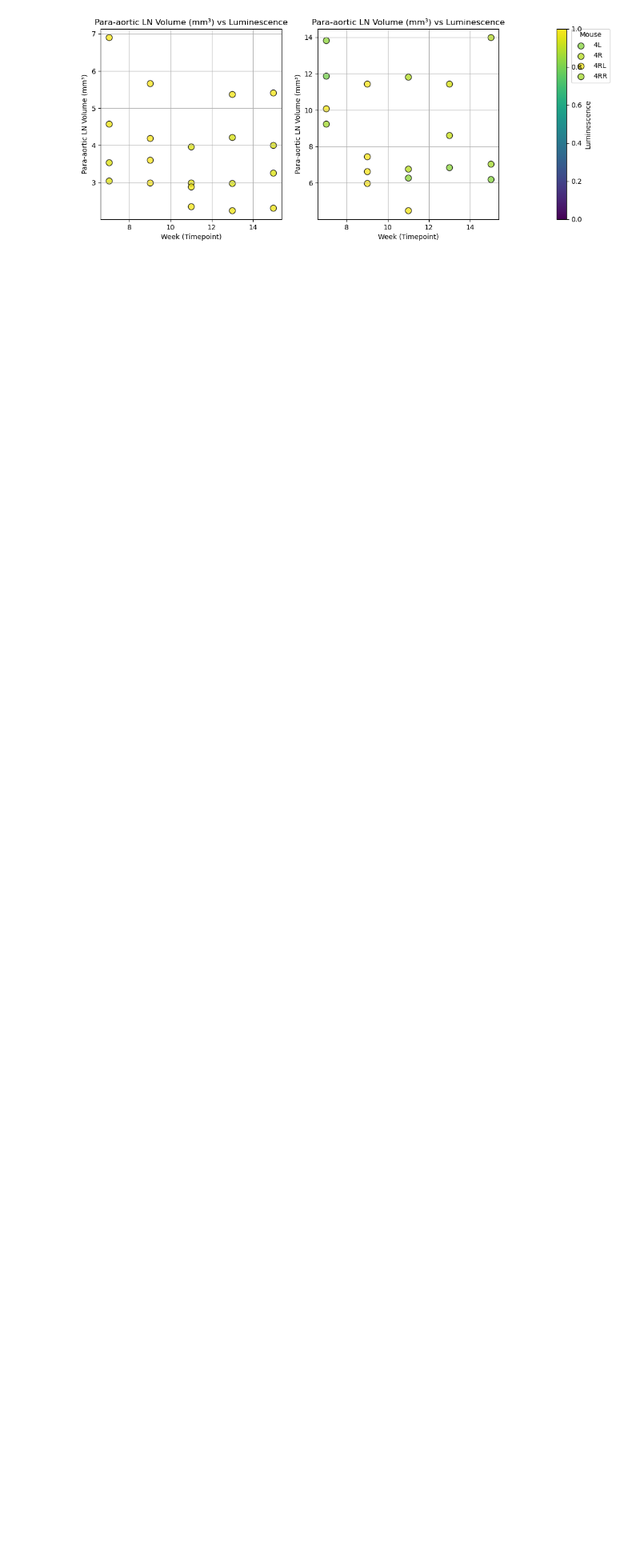
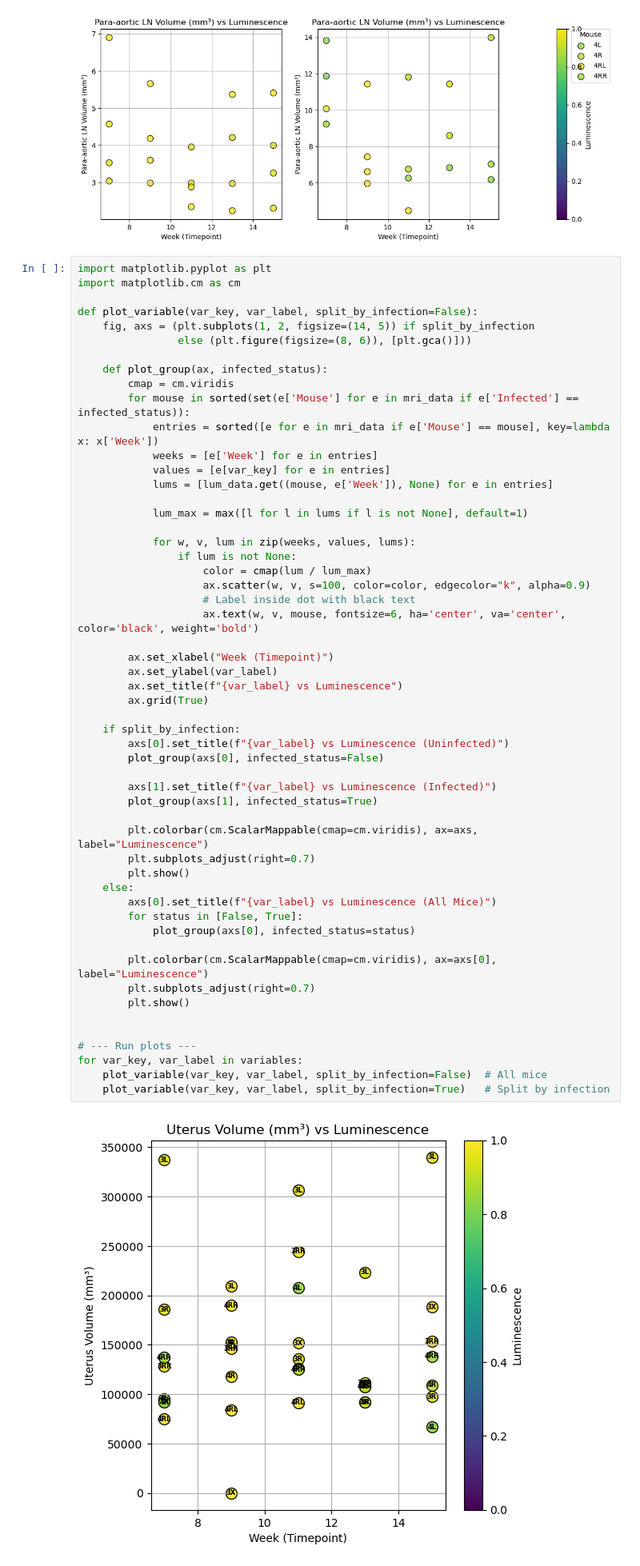
Before and after one commit to vrama16/LymeDisease, a Jupyter notebook: ChangesOverTimeEverything.ipynb, the cells around one changed output. Shown at 80% size. Saved outputs shown, nothing was run; the diff lists cells and outputs as text; blank space fills up the shorter version.

Commit message:
added with labels dots

```diff
--- a/ChangesOverTimeEverything.ipynb
+++ b/ChangesOverTimeEverything.ipynb
@@ -187,3 +187,59 @@ for var_key, var_label in variables:
 [figure]
 [figure]
 [figure]
+# %%
+import matplotlib.pyplot as plt
+import matplotlib.cm as cm
+
+def plot_variable(var_key, var_label, split_by_infection=False):
+    fig, axs = (plt.subplots(1, 2, figsize=(14, 5)) if split_by_infection
+                else (plt.figure(figsize=(8, 6)), [plt.gca()]))
+
+    def plot_group(ax, infected_status):
+        cmap = cm.viridis
+        for mouse in sorted(set(e['Mouse'] for e in mri_data if e['Infected'] == infected_status)):
+            entries = sorted([e for e in mri_data if e['Mouse'] == mouse], key=lambda x: x['Week'])
+            weeks = [e['Week'] for e in entries]
+            values = [e[var_key] for e in entries]
+            lums = [lum_data.get((mouse, e['Week']), None) for e in entries]
+
+            lum_max = max([l for l in lums if l is not None], default=1)
+
+            for w, v, lum in zip(weeks, values, lums):
+                if lum is not None:
+                    color = cmap(lum / lum_max)
+                    ax.scatter(w, v, s=100, color=color, edgecolor="k", alpha=0.9)
+                    # Label inside dot with black text
+                    ax.text(w, v, mouse, fontsize=6, ha='center', va='center', color='black', weight='bold')
+
+        ax.set_xlabel("Week (Timepoint)")
+        ax.set_ylabel(var_label)
+        ax.set_title(f"{var_label} vs Luminescence")
+        ax.grid(True)
+
+    if split_by_infection:
+        axs[0].set_title(f"{var_label} vs Luminescence (Uninfected)")
+        plot_group(axs[0], infected_status=False)
+
+        axs[1].set_title(f"{var_label} vs Luminescence (Infected)")
+        plot_group(axs[1], infected_status=True)
+
+        plt.colorbar(cm.ScalarMappable(cmap=cm.viridis), ax=axs, label="Luminescence")
+        plt.subplots_adjust(right=0.7)
+        plt.show()
+    else:
+        axs[0].set_title(f"{var_label} vs Luminescence (All Mice)")
+        for status in [False, True]:
+            plot_group(axs[0], infected_status=status)
+
+        plt.colorbar(cm.ScalarMappable(cmap=cm.viridis), ax=axs[0], label="Luminescence")
+        plt.subplots_adjust(right=0.7)
+        plt.show()
+
+
+# --- Run plots ---
+for var_key, var_label in variables:
+    plot_variable(var_key, var_label, split_by_infection=False)  # All mice
+    plot_variable(var_key, var_label, split_by_infection=True)   # Split by infection
+# %% [output]
+[figure, added]
```
Also changed, not shown: parts of 1 cell of this notebook.
